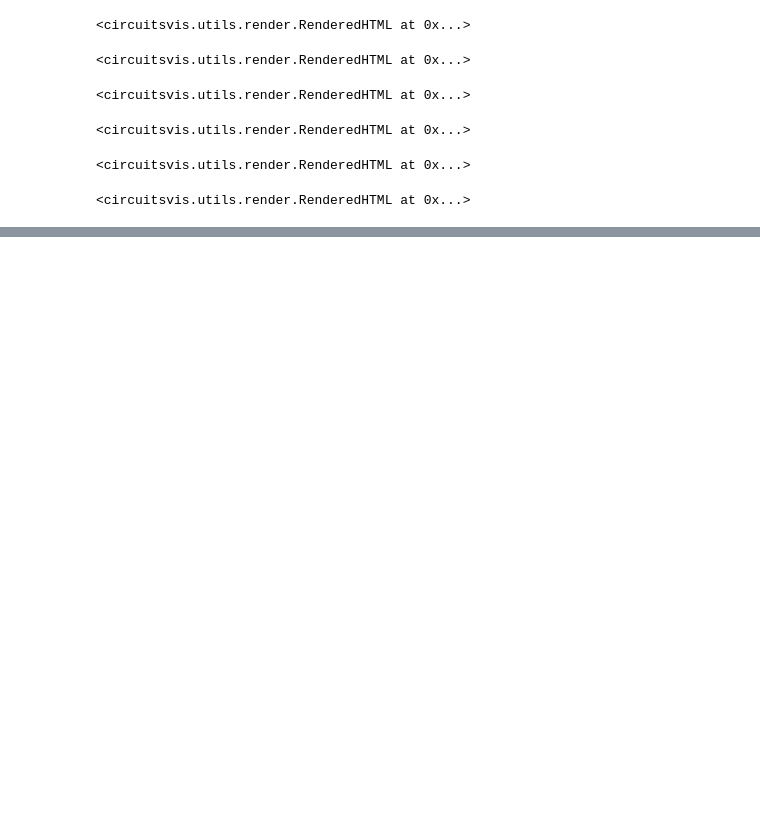
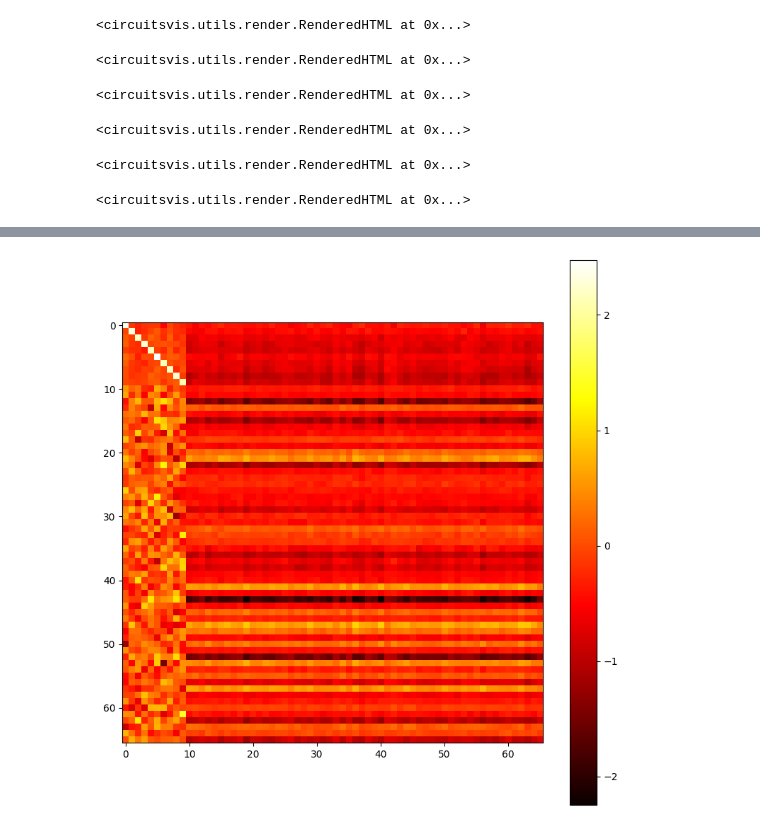
Before and after one commit to ericwang1409/neuro240_final, a Jupyter notebook: encodingWithAnswer.ipynb, the cells around one changed output, grey strips where cells are left out. Cells and saved outputs as stored; diff of their text form; code cells hidden in the pictures; blank space fills up the shorter version.

```diff
--- a/encodingWithAnswer.ipynb
+++ b/encodingWithAnswer.ipynb
@@ -307,0 +333,23 @@ plt.tight_layout()
+# %%
+def plot_ov_heatmap(model, pos=-1):
+  attn = model.blocks[0].attn
+  all_token_embeddings = model.embed(range(D_VOCAB))
+
+  token_embeddings_at_pos = all_token_embeddings + model.pos_embed(all_token_embeddings)[:,pos,:] if pos > -1 else all_token_embeddings
+
+  embeddings_value = einsum("d_vocab d_model, n_heads d_model d_head -> n_heads d_vocab d_head",
+                          token_embeddings_at_pos, attn.W_V)
+
+  embeddings_out = einsum("n_heads d_vocab d_model1, n_heads d_model1 d_model2 -> n_heads d_vocab d_model2",
+                        embeddings_value, attn.W_O)
+
+  ov_circuit_attn_heatmap = model.unembed(embeddings_out).detach()
+
+  fig, ax = plt.subplots(figsize=(8, 8))
+  graph = ax.imshow(ov_circuit_attn_heatmap[0], cmap="hot", interpolation="nearest")
+  plt.colorbar(graph)
+  plt.tight_layout()
+# %%
+plot_ov_heatmap(model)
+# %% [output]
+[figure, added]
```
Also changed, not shown: parts of 15 cells of this notebook, 36 other files.
